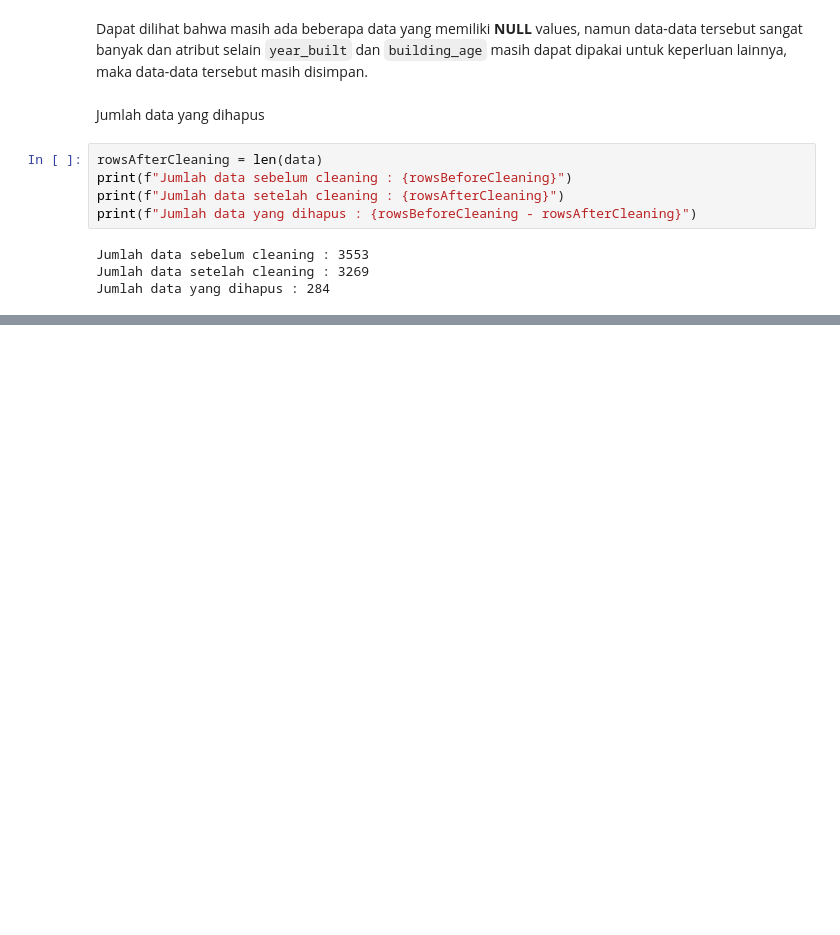
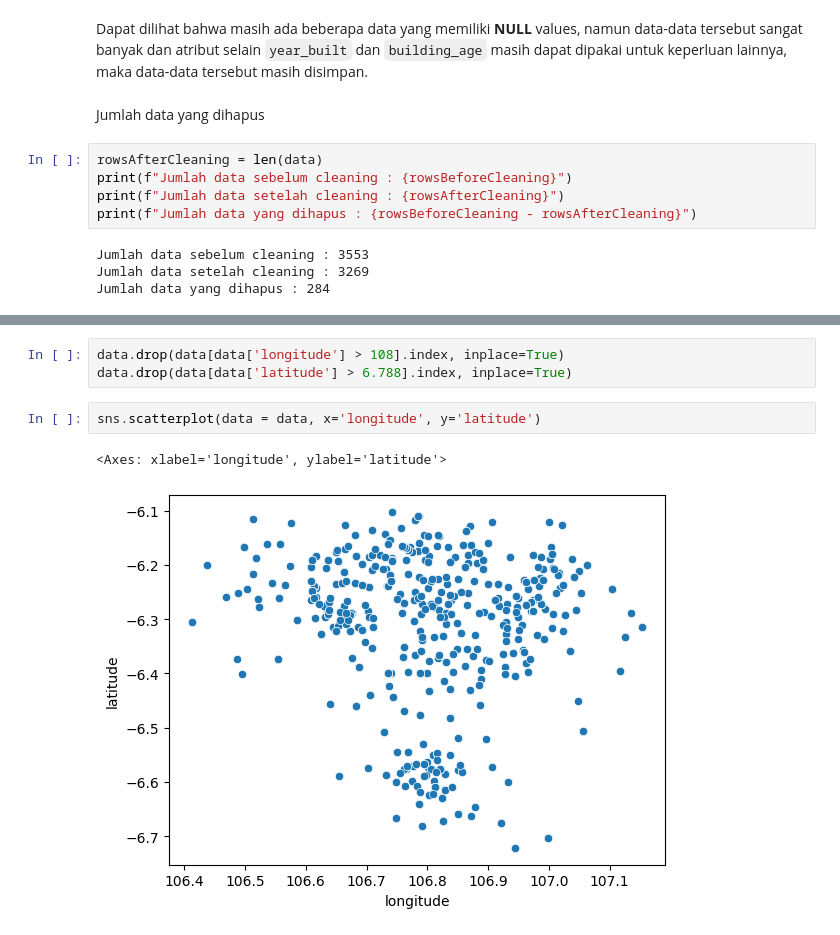
Before and after one commit to MuhGhifari/Prediksi-Harga-Rumah-Jabodetabek, a Jupyter notebook: PrediksiHargaRumahJabodetabek.ipynb, the cells around one changed output, grey strips where cells are left out. Drawn from its saved outputs; the diff is of its cells as text; blank space fills up the shorter version.

```diff
--- a/PrediksiHargaRumahJabodetabek.ipynb
+++ b/PrediksiHargaRumahJabodetabek.ipynb
@@ -180,0 +268,8 @@ Jumlah data yang dihapus : 284
+# %%
+data.drop(data[data['longitude'] > 108].index, inplace=True)
+data.drop(data[data['latitude'] > 6.788].index, inplace=True)
+# %%
+sns.scatterplot(data = data, x='longitude', y='latitude')
+# %% [output]
+<Axes: xlabel='longitude', ylabel='latitude'>
+[figure, added]
```
Also changed, not shown: parts of 21 cells of this notebook.
